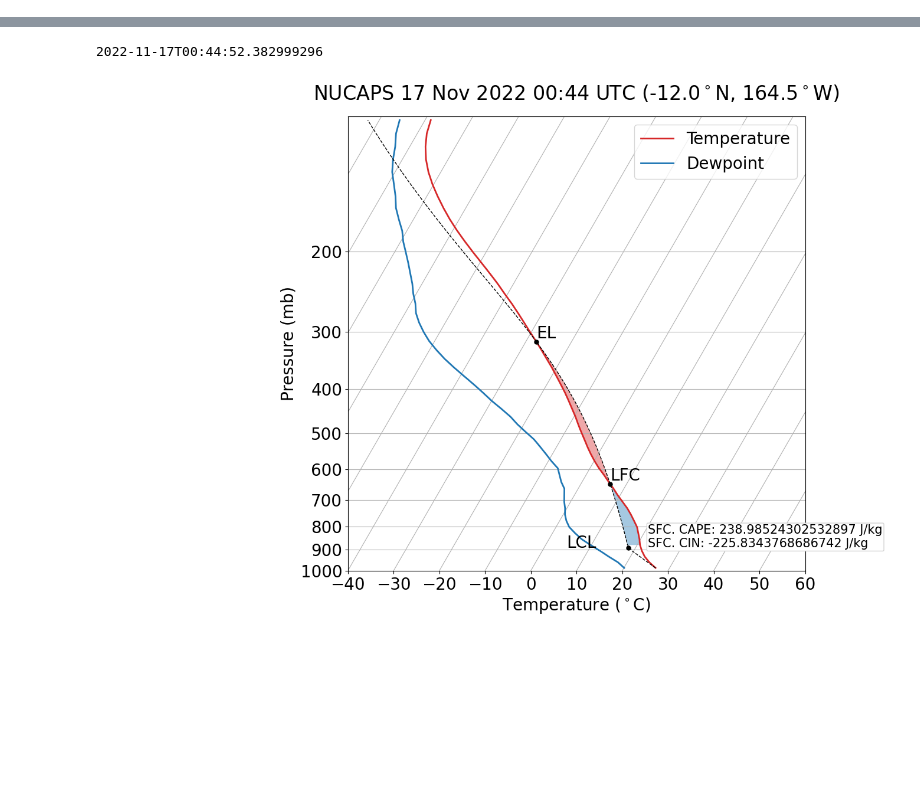
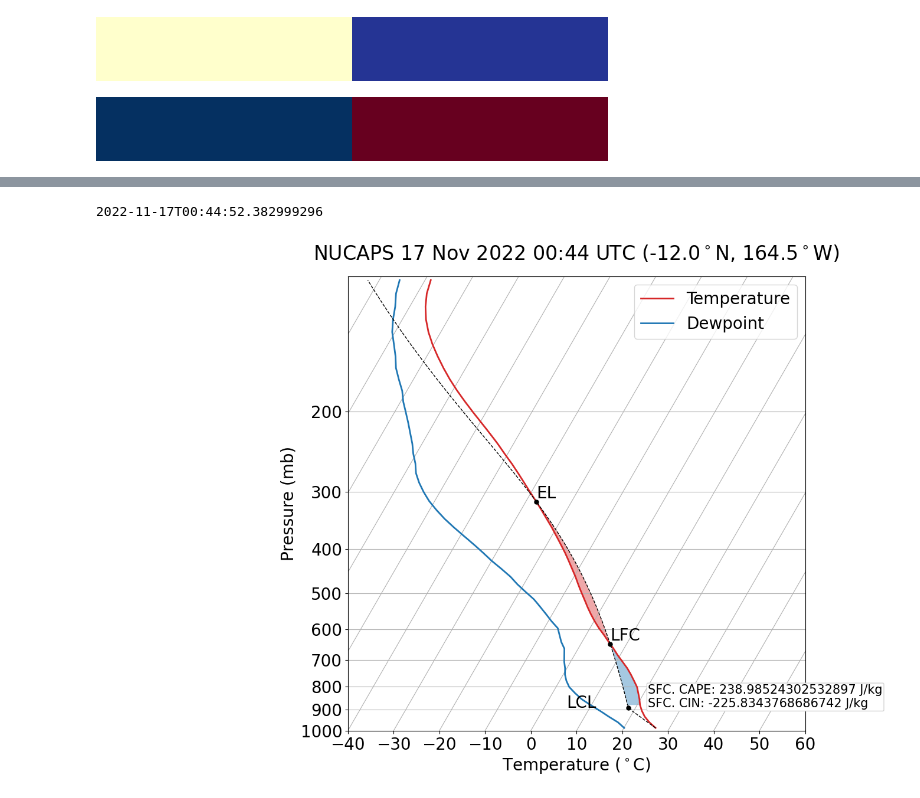
Before and after one commit to modern-tools-workshop/AMS-python-workshop-2023, a Jupyter notebook: 08_creating_skewt_plots.ipynb, the cells around one changed output, grey strips where cells are left out. Cells and saved outputs as stored; diff of their text form; code cells hidden in the pictures; blank space fills up the shorter version.

```diff
--- a/08_creating_skewt_plots.ipynb
+++ b/08_creating_skewt_plots.ipynb
@@ -18,0 +120,13 @@ nucaps = xr.decode_cf(nucaps)
+# %%
+# Create a new colormap
+colors = ["#ffffcc", "#253494"]
+my_cmap1 = mpl.colors.ListedColormap(colors, name="NUCAPS_QC")
+my_cmap1
+# %% [output]
+[figure, added]
+# %%
+# Extract from existing colormap
+my_cmap2 = mpl.colormaps['RdBu_r'].resampled(2)
+my_cmap2
+# %% [output]
+[figure, added]
```
Also changed, not shown: parts of 19 cells of this notebook, 10 other files.
